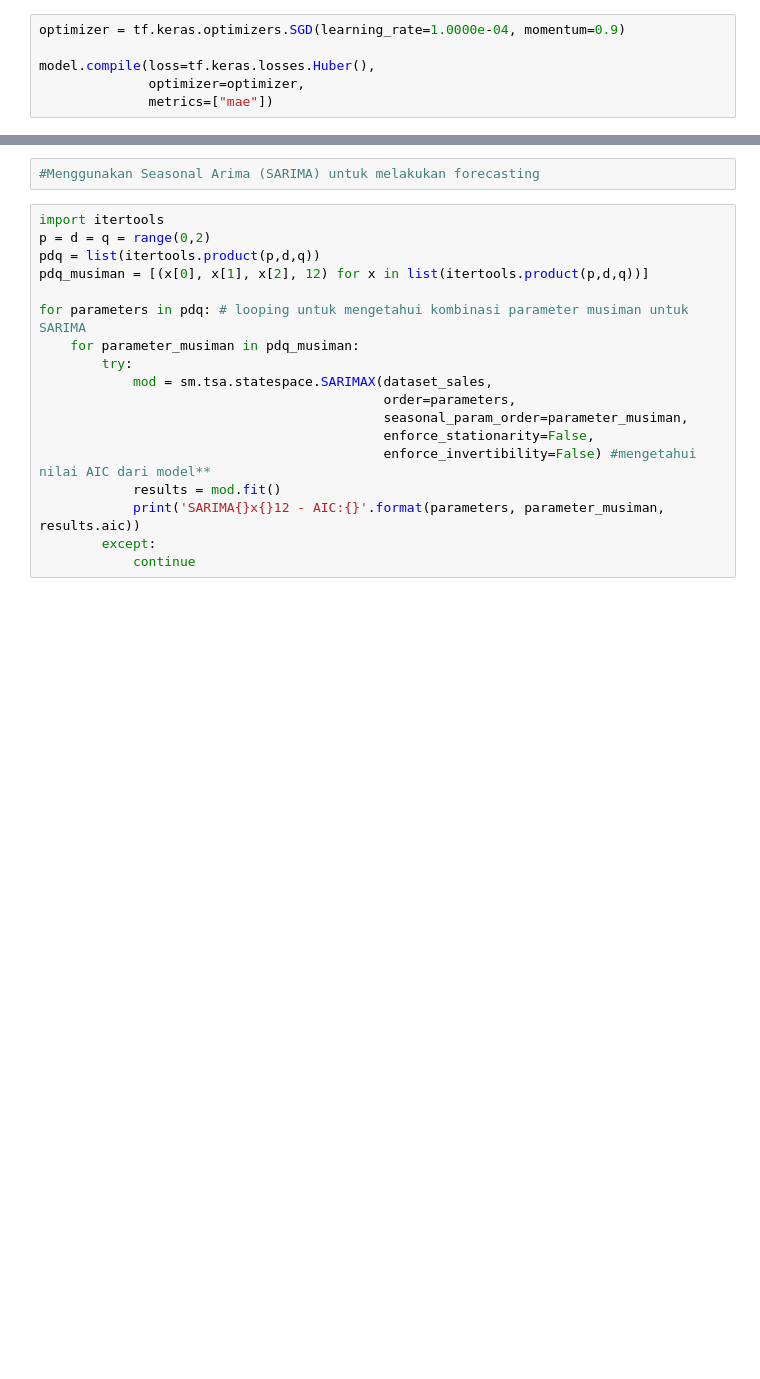
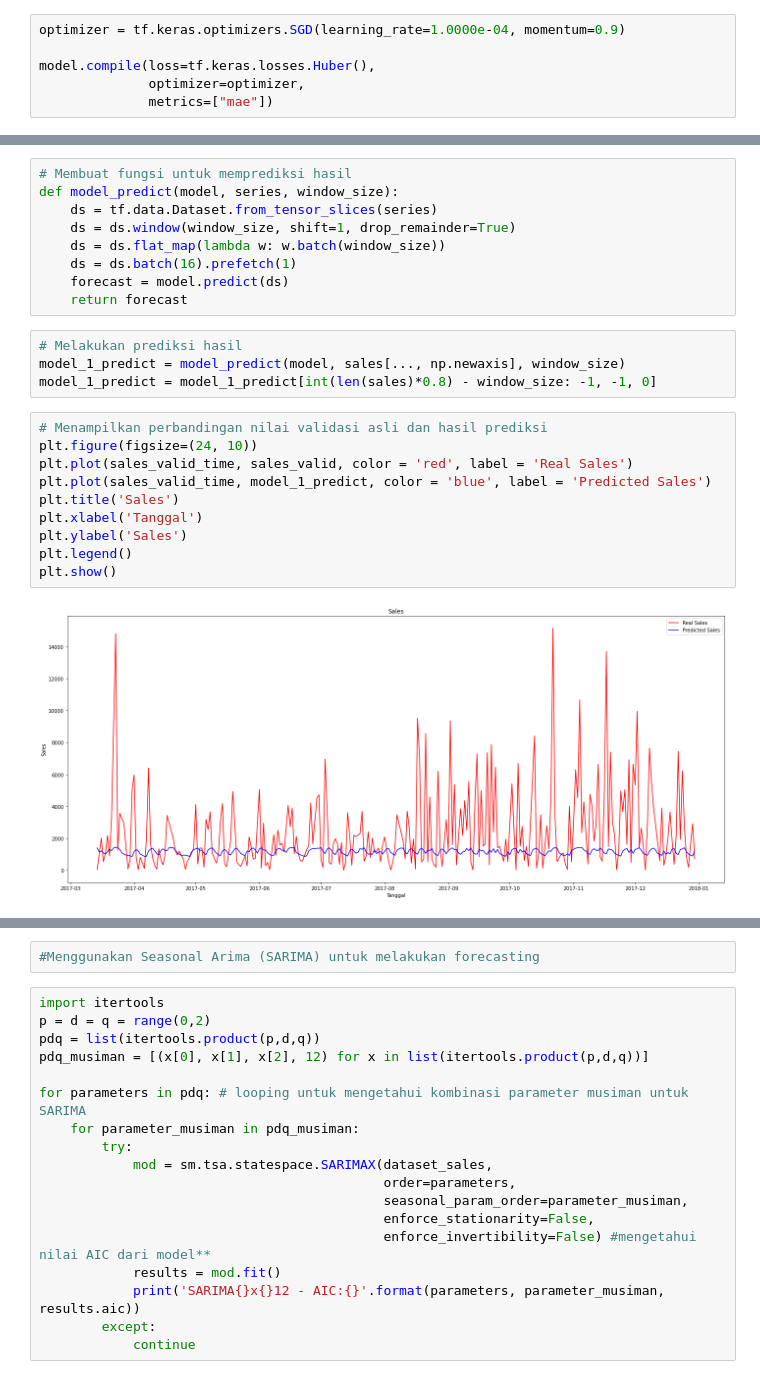
Before and after one commit to Latiefabdul/Retail_2, a Jupyter notebook: Time_Series_Analysis_Sales_Retail_2.ipynb, the cells around one changed output, grey strips where cells are left out. Drawn from its saved outputs; the diff is of its cells as text; blank space fills up the shorter version.

```diff
--- a/Time_Series_Analysis_Sales_Retail_2.ipynb
+++ b/Time_Series_Analysis_Sales_Retail_2.ipynb
@@ -245,0 +286,25 @@ plt.show()
+# %%
+# Membuat fungsi untuk memprediksi hasil
+def model_predict(model, series, window_size):
+    ds = tf.data.Dataset.from_tensor_slices(series)
+    ds = ds.window(window_size, shift=1, drop_remainder=True)
+    ds = ds.flat_map(lambda w: w.batch(window_size))
+    ds = ds.batch(16).prefetch(1)
+    forecast = model.predict(ds)
+    return forecast
+# %%
+# Melakukan prediksi hasil
+model_1_predict = model_predict(model, sales[..., np.newaxis], window_size)
+model_1_predict = model_1_predict[int(len(sales)*0.8) - window_size: -1, -1, 0]
+# %%
+# Menampilkan perbandingan nilai validasi asli dan hasil prediksi
+plt.figure(figsize=(24, 10))
+plt.plot(sales_valid_time, sales_valid, color = 'red', label = 'Real Sales')
+plt.plot(sales_valid_time, model_1_predict, color = 'blue', label = 'Predicted Sales')
+plt.title('Sales')
+plt.xlabel('Tanggal')
+plt.ylabel('Sales')
+plt.legend()
+plt.show()
+# %% [output]
+[figure, added]
```
Also changed, not shown: parts of 68 cells of this notebook, 4 other files.
